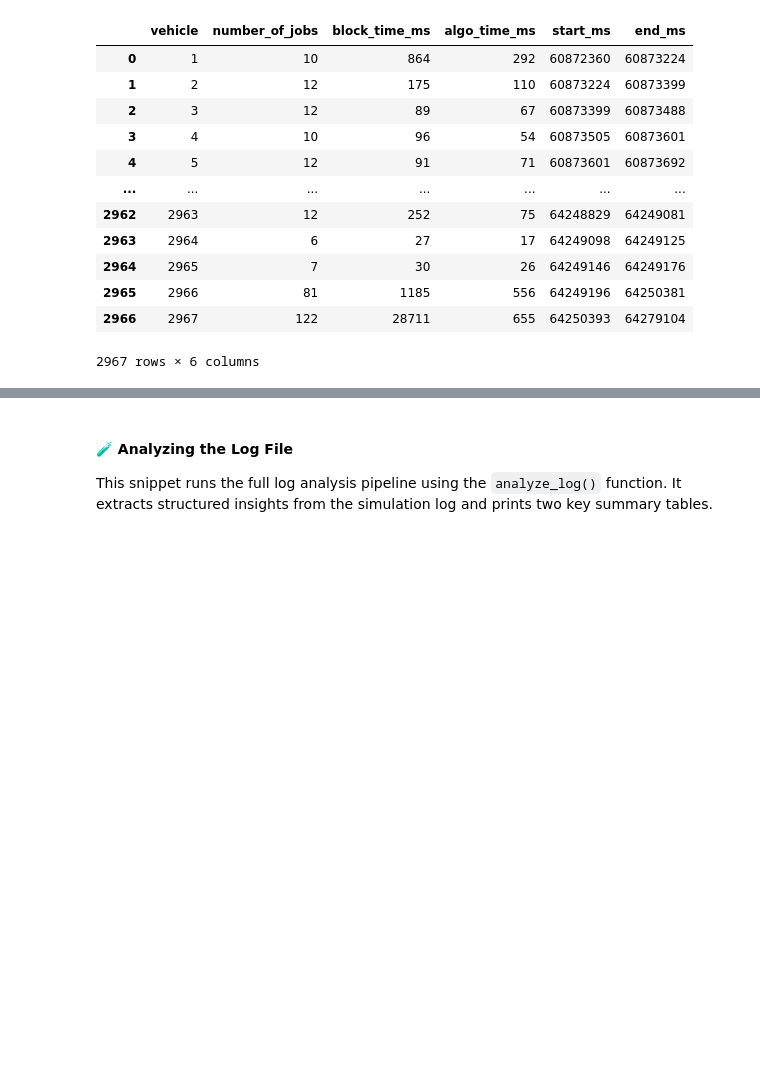
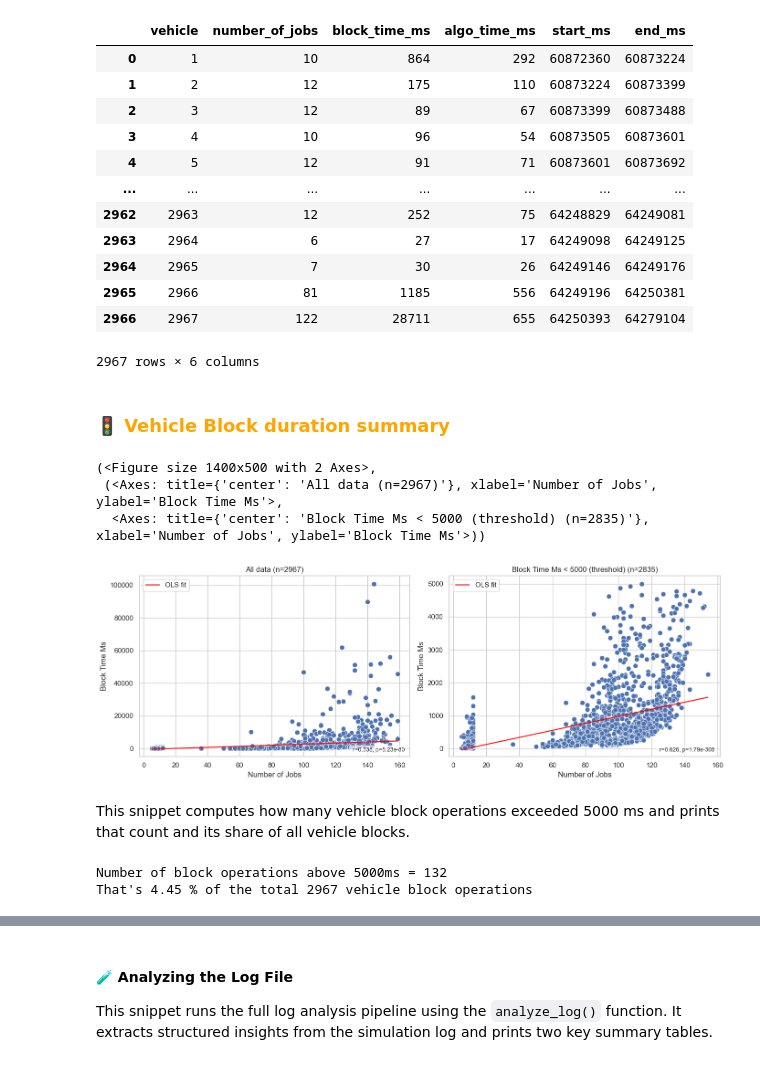
Before and after one commit to Ibraheem-A/sim-time-analysis, a Jupyter notebook: notebooks/log-analysis.ipynb, the cells around one changed output, grey strips where cells are left out. Cells and saved outputs as stored; diff of their text form; code cells hidden in the pictures; blank space fills up the shorter version.

Commit message:
plot summary charts

```diff
--- a/notebooks/log-analysis.ipynb
+++ b/notebooks/log-analysis.ipynb
@@ -72,3 +69,26 @@ extracted_df
 | 2965 | 2966 | 81 | 1185 | 556 | 64249196 | 64250381 |
 | 2966 | 2967 | 122 | 28711 | 655 | 64250393 | 64279104 |
 2967 rows × 6 columns
+# %% [markdown]
+### 🚦 <font color="orange">Vehicle Block duration summary</font>
+# %%
+# plot block_time_ms
+
+plot_ycol_vs_jobs('block_time_ms', extracted_df, threshold_ms=5000)
+# %% [output]
+(<Figure size 1400x500 with 2 Axes>,
+ (<Axes: title={'center': 'All data (n=2967)'}, xlabel='Number of Jobs', ylabel='Block Time Ms'>,
+  <Axes: title={'center': 'Block Time Ms < 5000 (threshold) (n=2835)'}, xlabel='Number of Jobs', ylabel='Block Time Ms'>))
+[figure, new version]
+# %% [markdown]
+This snippet computes how many vehicle block operations exceeded 5000 ms and prints that count and its share of all vehicle blocks.
+# %%
+total_no_of_vehicles = extracted_df.shape[0]
+veh_blocks_above_5000 = extracted_df[extracted_df['block_time_ms']>5000].shape[0]
+
+print(f"Number of block operations above 5000ms = {veh_blocks_above_5000}")
+
+print(f"That's {veh_blocks_above_5000/total_no_of_vehicles*100:.2f} % of the total {total_no_of_vehicles} vehicle block operations")
+# %% [output]
+Number of block operations above 5000ms = 132
+That's 4.45 % of the total 2967 vehicle block operations
```
Also changed, not shown: parts of 13 cells of this notebook.
